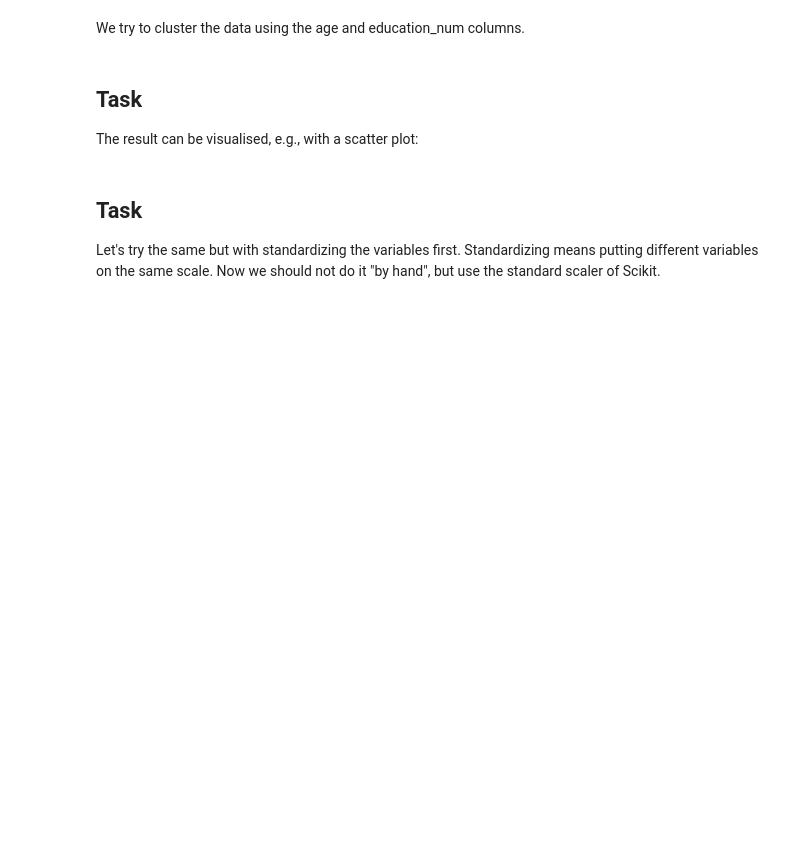
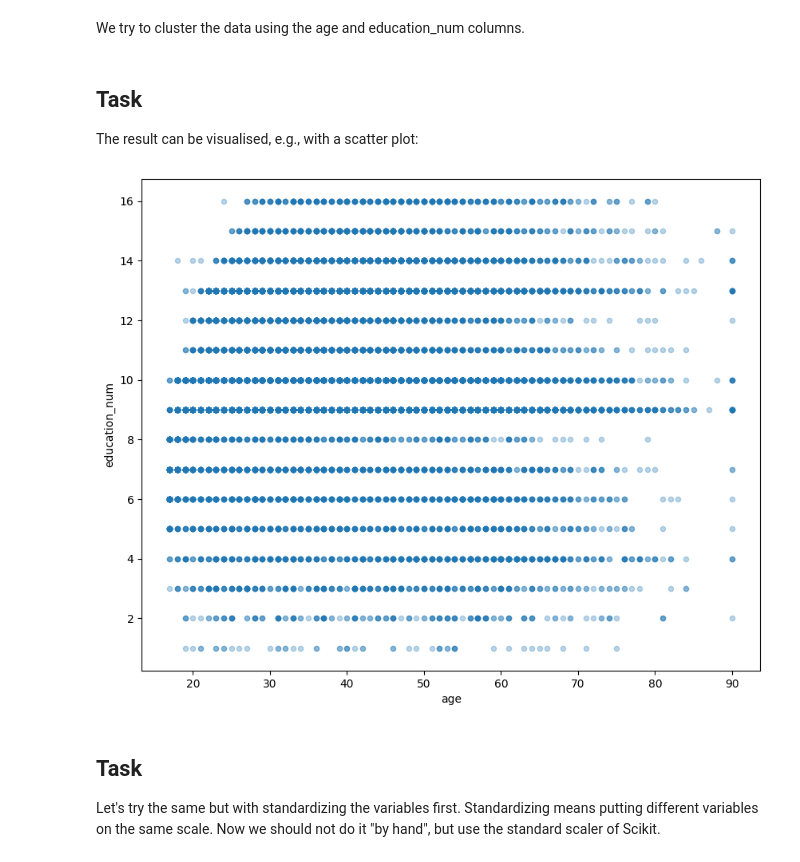
Before and after one commit to RompfRobert/Machine_Learning_and_Deep_Learning, a Jupyter notebook: 01_Clustering/04_Tasks.ipynb, the cells around one changed output. Cells and saved outputs as stored; diff of their text form; code cells hidden in the pictures; blank space fills up the shorter version.

```diff
--- a/01_Clustering/04_Tasks.ipynb
+++ b/01_Clustering/04_Tasks.ipynb
@@ -200,12 +200,12 @@ We try to cluster the data using the age and education_num columns.
 # %%
 from sklearn import cluster
 # initialze a KMeans object with 2 clusters
-kmeans = ...
+kmeans = cluster.KMeans(n_clusters=2)
 
 # put the predictions of the kmeans clustering based on "age" and "education_num"
 # (we use these two numerical features for easy 2d visualization)
 # into a new column of the df; don't do it in separate steps, only one go!
-df["kmeans_pred"] = ...
+df["kmeans_pred"] = kmeans.fit_predict(df[["age", "education_num"]])
 # %% [markdown]
 ## Task
 
@@ -213,12 +213,17 @@ The result can be visualised, e.g., with a scatter plot:
 # %%
 from matplotlib import pylab # we use this for nice coloring - optional cmap
 
 # do a scatter plot for "age", "education_num", c="kmeans_pred"
 # replace the ... part, please!
-df.plot.scatter( ... , cmap=pylab.cm.cool, figsize=(10,8),
+df.plot.scatter("age", "education_num", cmap=pylab.cm.cool, figsize=(10,8),
                 alpha=0.3, # show overlap
                 sharex=False);  # sharex=False is apparently needed because of a bug which causes the xaxis
                                 # ticks to disappear when the colormap is shown
+
+
+# kmeans_pred is a list, therefore it in unhashible and creates a TypeError
+# %% [output]
+[figure, added]
 # %% [markdown]
 ## Task
 
```
Also changed, not shown: parts of 1 cell of this notebook.
